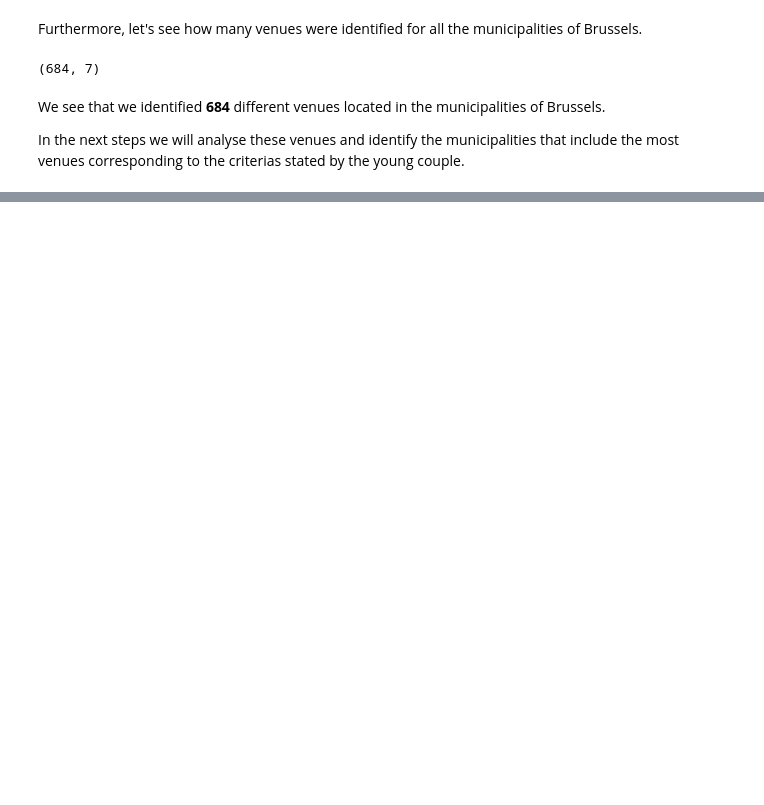
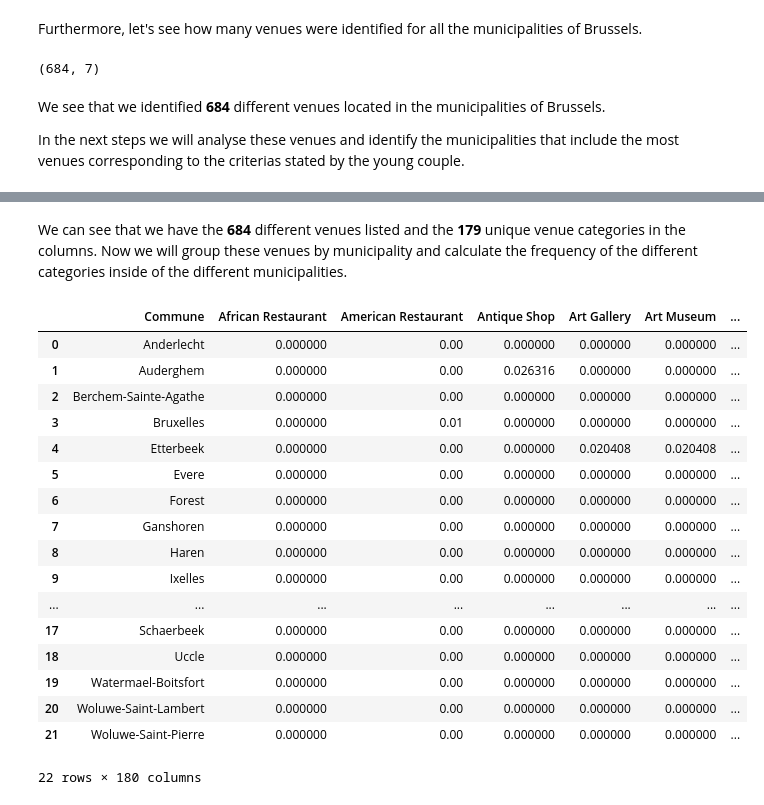
Before and after one commit to ArnaudBorrens/Battle-of-the-Neighbourhoods, a Jupyter notebook: Pyhton_Scripts/Final_Assignment.ipynb, the cells around one changed output, grey strips where cells are left out. Saved outputs shown, nothing was run; the diff lists cells and outputs as text; code cells hidden in the pictures; blank space fills up the shorter version.

```diff
--- a/Pyhton_Scripts/Final_Assignment.ipynb
+++ b/Pyhton_Scripts/Final_Assignment.ipynb
@@ -505,0 +562,25 @@ From there we wil analyze the different clusters in order to identify the cluste
+# %% [markdown]
+We can see that we have the **684** different venues listed and the **179** unique venue categories in the columns. Now we will group these venues by municipality and calculate the frequency of the different categories inside of the different municipalities.
+# %%
+brussels_venues_grouped = brussels_onehot.groupby('Commune').mean().reset_index()
+
+brussels_venues_grouped
+# %% [output]
+|  | Commune | African Restaurant | American Restaurant | Antique Shop | Art Gallery | Art Museum | ... |
+| 0 | Anderlecht | 0.000000 | 0.00 | 0.000000 | 0.000000 | 0.000000 | ... |
+| 1 | Auderghem | 0.000000 | 0.00 | 0.026316 | 0.000000 | 0.000000 | ... |
+| 2 | Berchem-Sainte-Agathe | 0.000000 | 0.00 | 0.000000 | 0.000000 | 0.000000 | ... |
+| 3 | Bruxelles | 0.000000 | 0.01 | 0.000000 | 0.000000 | 0.000000 | ... |
+| 4 | Etterbeek | 0.000000 | 0.00 | 0.000000 | 0.020408 | 0.020408 | ... |
+| 5 | Evere | 0.000000 | 0.00 | 0.000000 | 0.000000 | 0.000000 | ... |
+| 6 | Forest | 0.000000 | 0.00 | 0.000000 | 0.000000 | 0.000000 | ... |
+| 7 | Ganshoren | 0.000000 | 0.00 | 0.000000 | 0.000000 | 0.000000 | ... |
+| 8 | Haren | 0.000000 | 0.00 | 0.000000 | 0.000000 | 0.000000 | ... |
+| 9 | Ixelles | 0.000000 | 0.00 | 0.000000 | 0.000000 | 0.000000 | ... |
+| ... | ... | ... | ... | ... | ... | ... | ... |
+| 17 | Schaerbeek | 0.000000 | 0.00 | 0.000000 | 0.000000 | 0.000000 | ... |
+| 18 | Uccle | 0.000000 | 0.00 | 0.000000 | 0.000000 | 0.000000 | ... |
+| 19 | Watermael-Boitsfort | 0.000000 | 0.00 | 0.000000 | 0.000000 | 0.000000 | ... |
+| 20 | Woluwe-Saint-Lambert | 0.000000 | 0.00 | 0.000000 | 0.000000 | 0.000000 | ... |
+| 21 | Woluwe-Saint-Pierre | 0.000000 | 0.00 | 0.000000 | 0.000000 | 0.000000 | ... |
+22 rows × 180 columns
```
Also changed, not shown: parts of 43 cells of this notebook.
